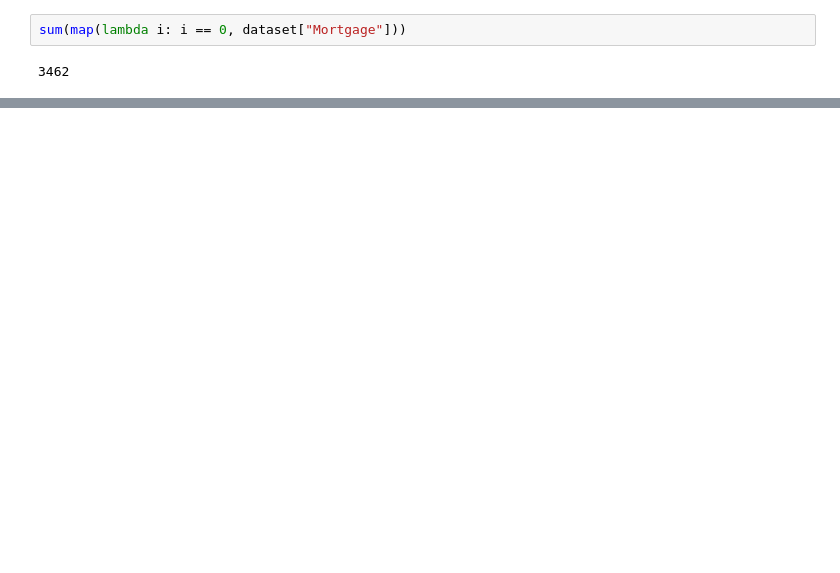
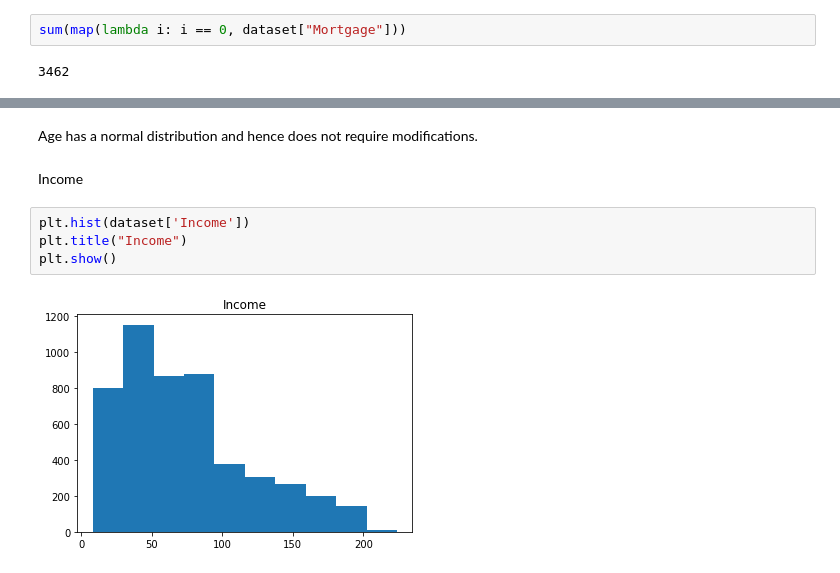
Before and after one commit to Mayroseant/Marketing-Campaign-for-Banking-Products, a Jupyter notebook: Marketing_Campaign_for_Banking_Products_Mayrose_Antony.ipynb, the cells around one changed output, grey strips where cells are left out. Saved outputs shown, nothing was run; the diff lists cells and outputs as text; blank space fills up the shorter version.

```diff
--- a/Marketing_Campaign_for_Banking_Products_Mayrose_Antony.ipynb
+++ b/Marketing_Campaign_for_Banking_Products_Mayrose_Antony.ipynb
@@ -284,0 +319,10 @@ Text(0.5, 1.0, 'Income Distribution')
+# %% [markdown]
+Age has a normal distribution and hence does not require modifications.
+# %% [markdown]
+Income
+# %%
+plt.hist(dataset['Income'])
+plt.title("Income")
+plt.show()
+# %% [output]
+[figure, added]
```
Also changed, not shown: parts of 228 cells of this notebook.
